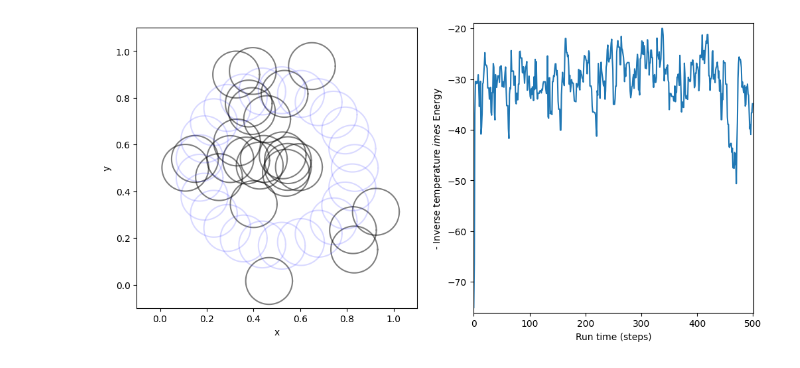
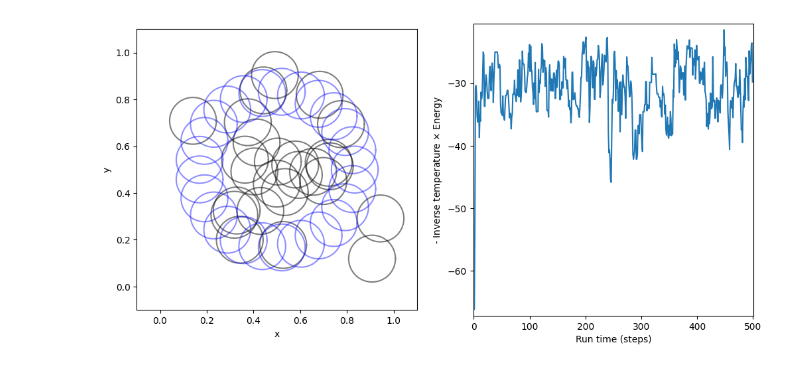
Before and after one commit to Potatoasad/Computational-Physics-Final-Project, a Jupyter notebook: softspheres_blackjax_phase_transition.ipynb, the cells around one changed output. Saved outputs shown, nothing was run; the diff lists cells and outputs as text; code cells hidden in the pictures.

```diff
--- a/softspheres_blackjax_phase_transition.ipynb
+++ b/softspheres_blackjax_phase_transition.ipynb
@@ -54,7 +76,7 @@ class SoftSpherePacking:
 # %%
 # global constants for sampling algorithm
 DEFAULT_WARMUP_TIME = 1000
-DEFAULT_STEP_SIZE = 0.033
+DEFAULT_STEP_SIZE = 0.01
 
 class NutsWindowAdapt:
   def __init__(self, problem_instance, initial_position, warmup=True, warmup_time=DEFAULT_WARMUP_TIME):
@@ -111,20 +142,23 @@ default_inverse_mass_matrix = np.ones(len(initial_position.keys()))
 # %%
-# correlation function data
-g2_data = list()
+# for g2 calculations
+bins = np.linspace(0, np.sqrt(dimensions), 150)
 
 # empirical critical alpha
 alpha = 0.44
+
+# correlation function data
+g2_data = list()
 
 for beta in np.concatenate([2 ** np.linspace(-1, 7, 9), np.linspace(256, 512, 9)]):
   start_time = t.time()
   ssp = SoftSpherePacking(number_balls, dimensions, radius, alpha=alpha, beta=beta)
   nwa = NutsWindowAdapt(ssp, initial_position, warmup=False)
-  history = nwa.run(run_time=run_time, inverse_mass_matrix=default_inverse_mass_matrix)
+  history = nwa.run(run_time=run_time, inverse_mass_matrix=inverse_mass_matrix, step_size=step_size)
   history.position["data"] = np.mod(history.position["data"], 1)
   history = history.position['data']
 
   plot_data = pdist(np.reshape(history[:], [-1, 2]))
   histogram_data, bins = np.histogram(plot_data.copy(), bins=bins)
   g2_data.append(histogram_data.copy() / (len(plot_data) * (bins[1:]**dimensions - bins[:-1]**dimensions)))
-  print(f"alpha: {np.round(alpha, 4)}, beta: {np.round(beta, 4)}, time elapsed: {np.round(t.time() - start_time, 4)}s")
+  print("\r alpha: " + format(np.round(alpha, 2), '.2f') + ", beta: " + format(np.round(beta, 2), '.2f') + ", time elapsed: " + format(np.round(t.time() - start_time, 4), '.4f') + "s", end='')
 # %% [output]
@@ -149,7 +176,6 @@ alpha: 0.44, beta: 512.0, time elapsed: 10.199s
 # %%
 # plotting constants
-color='black'
-alpha=0.15
+opacity=0.4
 linewidth=2
 
 # plotting data
@@ -161,9 +187,16 @@ g2_data = np.array(g2_data)
 fig, ax = plt.subplots(ncols=2, figsize=(12, 6))
 
 for i in range(len(g2_data)):
-  ax[0].plot(xaxis[:], g2_data[i], alpha=alpha, color=color, linewidth=linewidth)
-  gradient_g2_data = (g2_data[i,1:] - g2_data[i,:-1]) / (bins[2] - bins[1])
-  ax[1].plot(gradient_xaxis, gradient_g2_data, alpha=alpha, color=color, linewidth=linewidth)
+  if i < 9:
+    color = [0, 0, 1 - i / 9]
+    ax[0].plot(xaxis[:], g2_data[i], alpha=opacity, color=color, linewidth=linewidth)
+    gradient_g2_data = (g2_data[i,1:] - g2_data[i,:-1]) / (bins[2] - bins[1])
+    ax[1].plot(gradient_xaxis, gradient_g2_data, alpha=opacity, color=color, linewidth=linewidth)
+  else:
+    color = [(i - 9) / (len(g2_data) - 9), 0, 0]
+    ax[0].plot(xaxis[:], g2_data[i], alpha=opacity, color=color, linewidth=linewidth)
+    gradient_g2_data = (g2_data[i,1:] - g2_data[i,:-1]) / (bins[2] - bins[1])
+    ax[1].plot(gradient_xaxis, gradient_g2_data, alpha=opacity, color=color, linewidth=linewidth)
 
 # plot formatting
 ax[0].set_xlim([0, np.sqrt(2)])
@@ -185,38 +222,38 @@ def plot_circles(ax, centers, radii, color='black', alpha=0.5):
     theta = np.linspace(0, 2 * np.pi, 100)
     for i in range(len(centers)):
         ax.plot(radii[i] * np.cos(theta) + centers[i, 0], radii[i] * np.sin(theta) + centers[i, 1], color=color, alpha=alpha)
 
 
 # plotting data
 frame_from_last = 1
 radii = radius * np.ones(len(history[-frame_from_last]))
 centers_final = history[-frame_from_last]
 centers_initial = initial_data
 delta_y = 2.
-energy_list = list()
+log_likelihood_list = list()
 for i in range(history.shape[0]):
-  energy_list.append(ssp.cost(history[i]))
-energy_list = np.array(energy_list)
+  log_likelihood_list.append(ssp.cost(history[i]))
+log_likelihood_list = np.array(log_likelihood_list)
 
 # plot
 fig, ax = plt.subplots(ncols=2, width_ratios=[1, 1], figsize=(12, 6))
 
 plot_circles(ax[0], centers_final, radii)
 plot_circles(ax[0], centers_initial, radii, 'blue', alpha=alpha)
 
-ax[1].plot(energy_list)
+ax[1].plot(log_likelihood_list)
 
 # plot formatting
 ax[0].set_xlim([0 - radius, bounding_box_size + radius])
 ax[0].set_xlabel("x")
 ax[0].set_ylim([0 - radius, bounding_box_size + radius])
 ax[0].set_ylabel("y")
 ax[0].set_aspect("equal")
 
 ax[1].set_xlim([-1, run_time+1])
 ax[1].set_xlabel("Run time (steps)")
-ax[1].set_ylim([np.min(energy_list) - delta_y / 2, np.max(energy_list) + delta_y / 2])
-ax[1].set_ylabel("- Inverse temperature $\times$ Energy")
-ax[1].set_aspect(np.abs(run_time / (np.max(energy_list) - np.min(energy_list))))
+ax[1].set_ylim([np.min(log_likelihood_list) - delta_y / 2, np.max(log_likelihood_list) + delta_y / 2])
+ax[1].set_ylabel(r"- Inverse temperature $\times$ Energy")
+ax[1].set_aspect(np.abs(run_time / (np.max(log_likelihood_list) - np.min(log_likelihood_list))))
 # %% [output]
-[figure, old version]
+[figure, new version]
```
Also changed, not shown: parts of 13 cells of this notebook, 1 other file.
